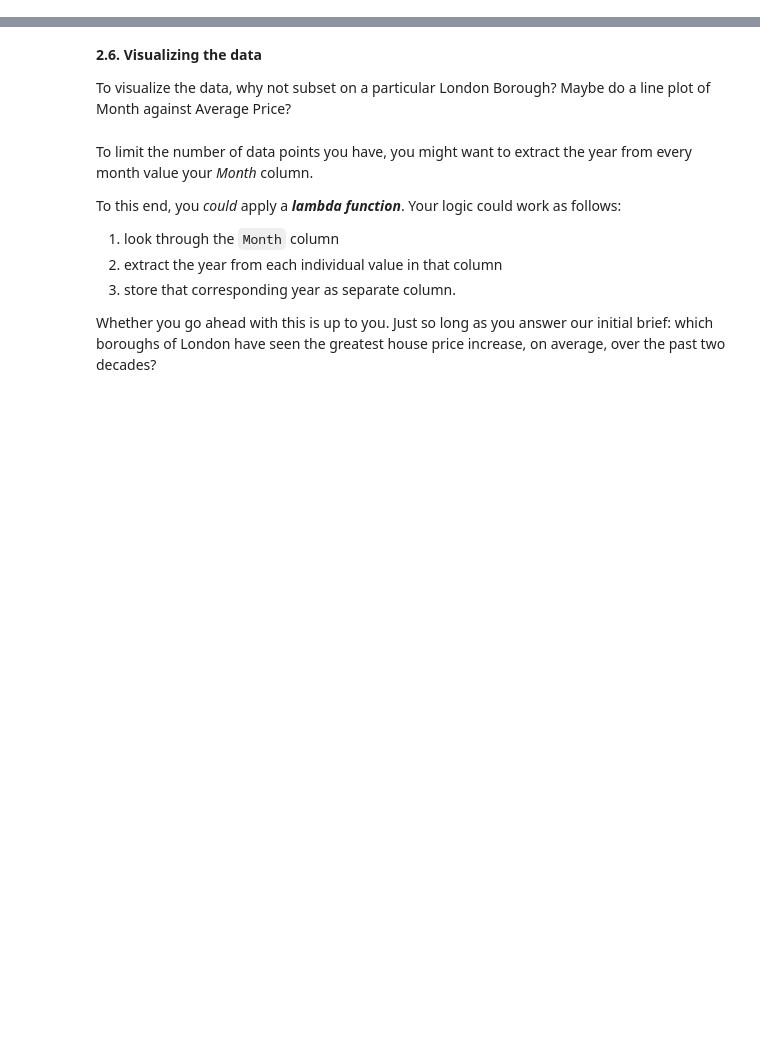
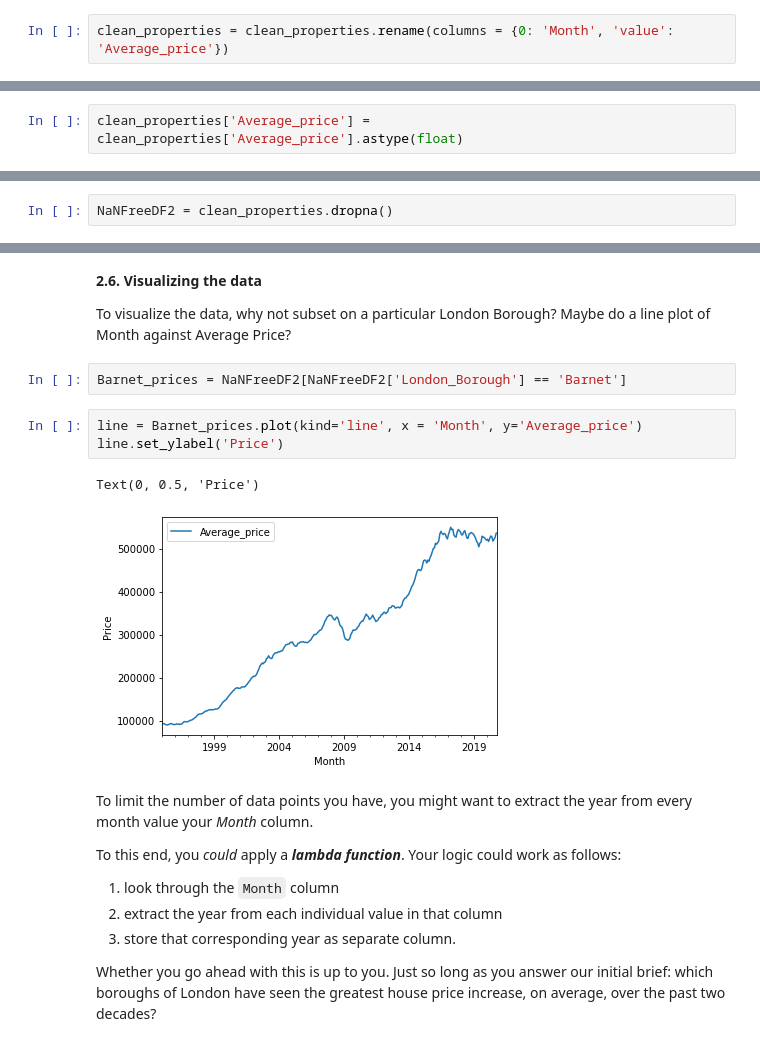
Before and after one commit to darneson1989/springboard, a Jupyter notebook: Case study, section 4.ipynb, the cells around one changed output, grey strips where cells are left out. Saved outputs shown, nothing was run; the diff lists cells and outputs as text; blank space fills up the shorter version.

```diff
--- a/Case study, section 4.ipynb
+++ b/Case study, section 4.ipynb
@@ -229,2 +222,4 @@ clean_properties.head(50)
 # %% [markdown]
 Remember to make sure your column data types are all correct. Average prices, for example, should be floating point numbers...
+# %%
+clean_properties = clean_properties.rename(columns = {0: 'Month', 'value': 'Average_price'})
@@ -231,2 +235,4 @@ Remember to make sure your column data types are all correct. Average prices, fo
+# %%
+clean_properties['Average_price'] = clean_properties['Average_price'].astype(float)
 # %%
 clean_properties.dtypes
@@ -242,0 +265,2 @@ NameError: name 'properties_2' is not defined
+# %%
+NaNFreeDF2 = clean_properties.dropna()
@@ -244,6 +302,14 @@ NameError: name 'properties_2' is not defined
 **2.6. Visualizing the data**
 
 To visualize the data, why not subset on a particular London Borough? Maybe do a line plot of Month against Average Price?
+# %%
+Barnet_prices = NaNFreeDF2[NaNFreeDF2['London_Borough'] == 'Barnet']
+# %%
+line = Barnet_prices.plot(kind='line', x = 'Month', y='Average_price')
+line.set_ylabel('Price')
+# %% [output]
+Text(0, 0.5, 'Price')
+[figure, added]
 # %% [markdown]
 To limit the number of data points you have, you might want to extract the year from every month value your *Month* column.
 
```
Also changed, not shown: parts of 33 cells of this notebook.
